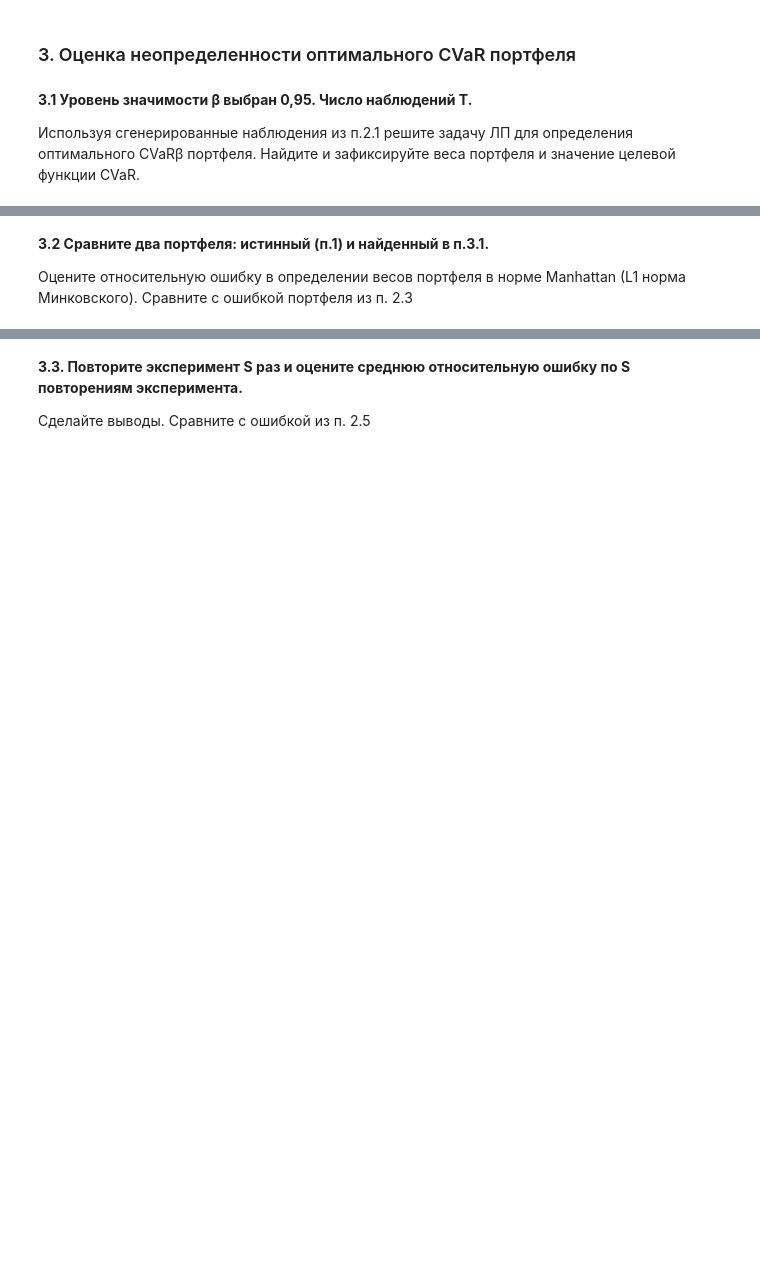
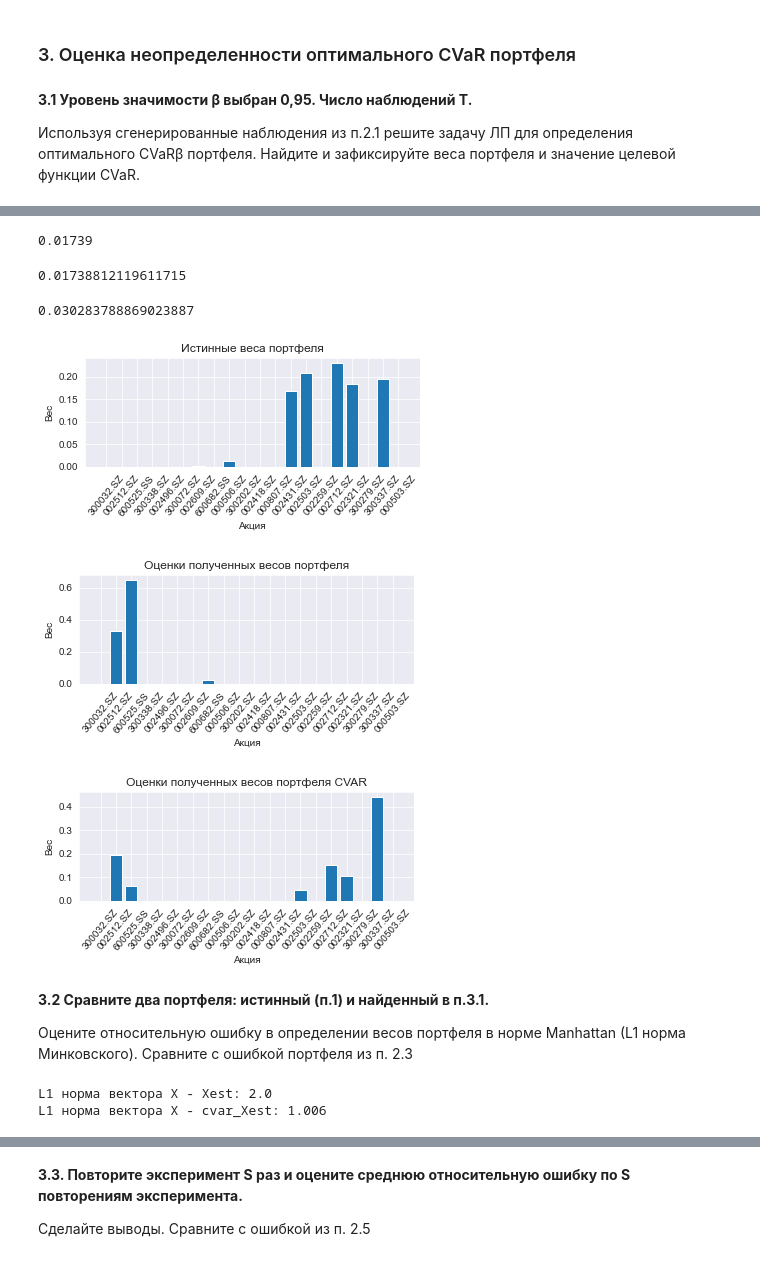
Before and after one commit to CodeSopranos/lab-3-financial-operations, a Jupyter notebook: report.ipynb, the cells around one changed output, grey strips where cells are left out. Cells and saved outputs as stored; diff of their text form; code cells hidden in the pictures; blank space fills up the shorter version.

Commit message:
cvar optimization via scipy

```diff
--- a/report.ipynb
+++ b/report.ipynb
@@ -514,0 +558,4 @@ pass
+# %%
+%%time
+result = cvar_optimize_portfolio(r_matrix_gen,
+                        beta)
@@ -515,4 +564,39 @@ pass
+# %%
+UXalpha = np.round(result.x, 5)
+cvar_X_est = UXalpha[T:N+T]
+alpha_est  = UXalpha[-1]
+# %%
+alpha_est
+# %% [output]
+0.01739
+# %%
+np.quantile(-np.dot(r_matrix_gen, cvar_X_est), 0.95)
+# %% [output]
+0.01738812119611715
+# %%
+np.quantile(-np.dot(r_matrix_gen, X_est), 0.95)
+# %% [output]
+0.030283788869023887
+# %%
+plot_weights_histogram(X, selected20)
+plt.title('Истинные веса портфеля')
+plt.show()
+plot_weights_histogram(X_est, selected20)
+plt.title('Оценки полученных весов портфеля')
+plot_weights_histogram(cvar_X_est, selected20)
+plt.title('Оценки полученных весов портфеля CVAR')
+pass
+# %% [output]
+[figure, added]
+[figure, added]
+[figure, added]
 # %% [markdown]
 **3.2 Сравните два портфеля: истинный (п.1) и найденный в п.3.1.**
 
 Оцените относительную ошибку в определении весов портфеля в норме Manhattan (L1 норма Минковского). Сравните с ошибкой портфеля из п. 2.3
+# %%
+print('L1 норма вектора X - Xest:', np.around(np.linalg.norm(X - X_est, ord=1), 3))
+print('L1 норма вектора X - cvar_Xest:', np.around(np.linalg.norm(X - cvar_X_est, ord=1), 3))
+# %% [output]
+L1 норма вектора X - Xest: 2.0
+L1 норма вектора X - cvar_Xest: 1.006
```
Also changed, not shown: parts of 24 cells of this notebook.
